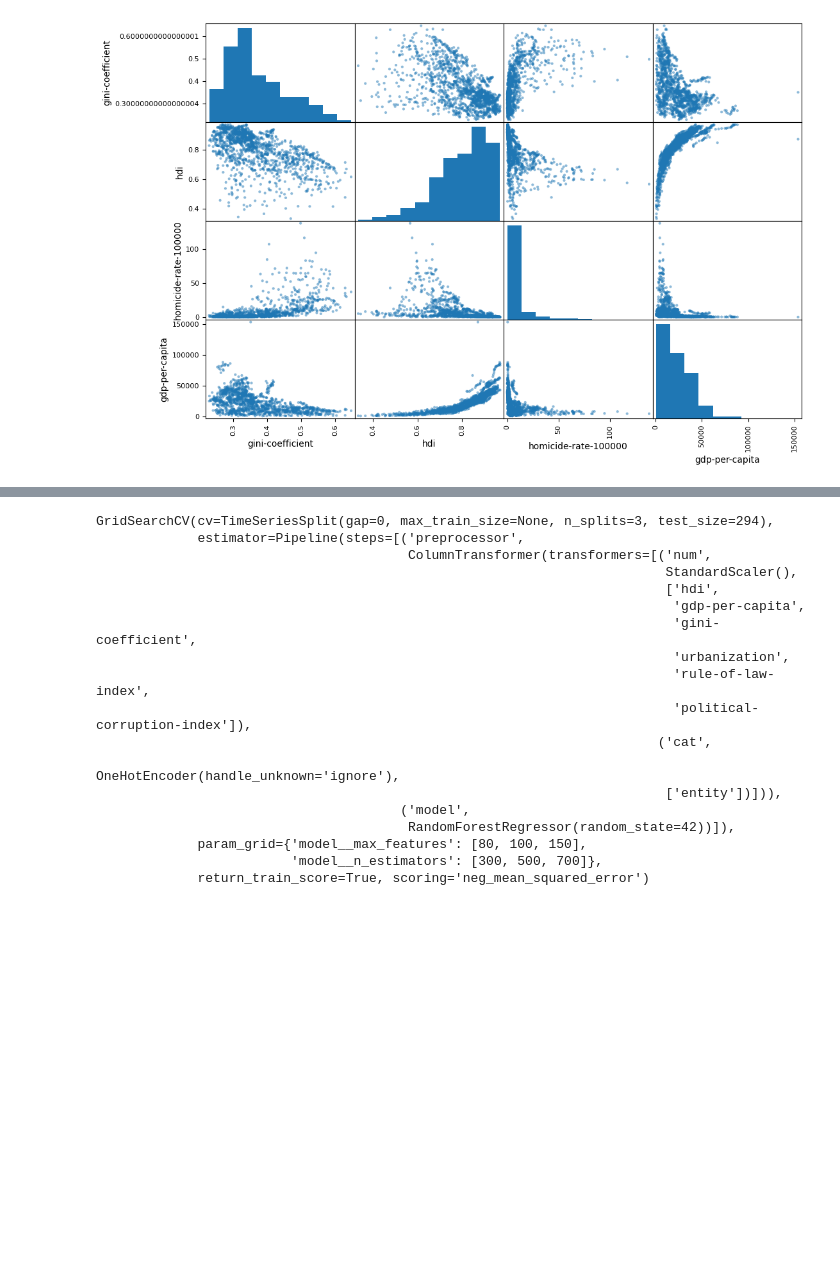
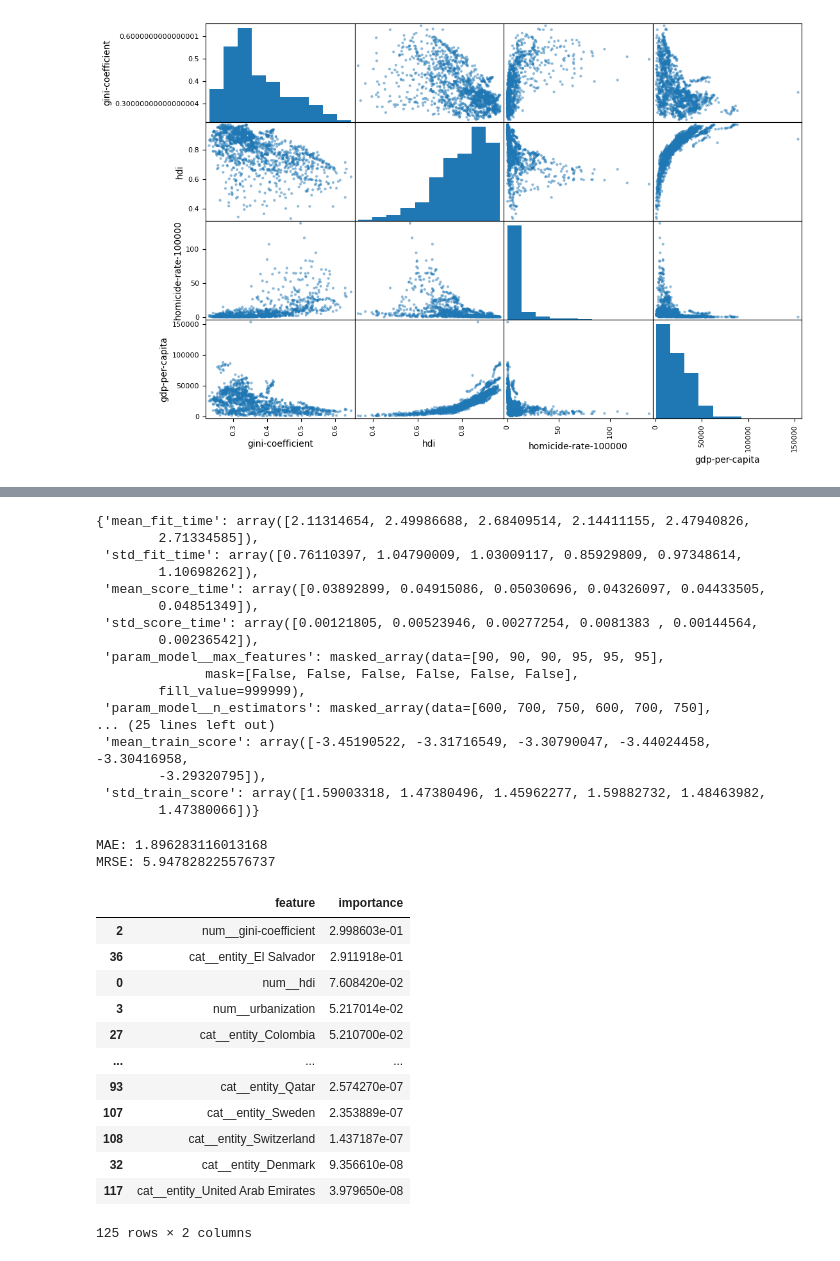
Before and after one commit to Phenriqx/global-homicide-rate-predictor, a Jupyter notebook: notebooks/HomicideRates.ipynb, the cells around one changed output, grey strips where cells are left out. Cells and saved outputs as stored; diff of their text form; code cells hidden in the pictures; blank space fills up the shorter version.

```diff
--- a/notebooks/HomicideRates.ipynb
+++ b/notebooks/HomicideRates.ipynb
@@ -455,22 +465,58 @@ GridSearchCV(cv=TimeSeriesSplit(gap=0, max_train_size=None, n_splits=3, test_siz
              return_train_score=True, scoring='neg_mean_squared_error')
 # %%
-grid_search
+#grid_search.cv_results_
 # %% [output]
-GridSearchCV(cv=TimeSeriesSplit(gap=0, max_train_size=None, n_splits=3, test_size=294),
-             estimator=Pipeline(steps=[('preprocessor',
-                                        ColumnTransformer(transformers=[('num',
-                                                                         StandardScaler(),
-                                                                         ['hdi',
-                                                                          'gdp-per-capita',
-                                                                          'gini-coefficient',
-                                                                          'urbanization',
-                                                                          'rule-of-law-index',
-                                                                          'political-corruption-index']),
-                                                                        ('cat',
-                                                                         OneHotEncoder(handle_unknown='ignore'),
-                                                                         ['entity'])])),
-                                       ('model',
-                                        RandomForestRegressor(random_state=42))]),
-             param_grid={'model__max_features': [80, 100, 150],
-                         'model__n_estimators': [300, 500, 700]},
-             return_train_score=True, scoring='neg_mean_squared_error')
+{'mean_fit_time': array([2.11314654, 2.49986688, 2.68409514, 2.14411155, 2.47940826,
+        2.71334585]),
+ 'std_fit_time': array([0.76110397, 1.04790009, 1.03009117, 0.85929809, 0.97348614,
+        1.10698262]),
+ 'mean_score_time': array([0.03892899, 0.04915086, 0.05030696, 0.04326097, 0.04433505,
+        0.04851349]),
+ 'std_score_time': array([0.00121805, 0.00523946, 0.00277254, 0.0081383 , 0.00144564,
+        0.00236542]),
+ 'param_model__max_features': masked_array(data=[90, 90, 90, 95, 95, 95],
+              mask=[False, False, False, False, False, False],
+        fill_value=999999),
+ 'param_model__n_estimators': masked_array(data=[600, 700, 750, 600, 700, 750],
+... (25 lines left out)
+ 'mean_train_score': array([-3.45190522, -3.31716549, -3.30790047, -3.44024458, -3.30416958,
+        -3.29320795]),
+ 'std_train_score': array([1.59003318, 1.47380496, 1.45962277, 1.59882732, 1.48463982,
+        1.47380066])}
+# %%
+# Evaluating
+
+predictions = model_pipeline.predict(X_test)
+mae = mean_absolute_error(y_test, predictions)
+mse = mean_squared_error(y_test, predictions)
+mrse = np.sqrt(mse)
+
+print(f"MAE: {mae}") # 1.81
+print(f"MRSE: {mrse}") # 5.95
+# %% [output]
+MAE: 1.896283116013168
+MRSE: 5.947828225576737
+# %%
+feat_importance = model_pipeline.named_steps['model'].feature_importances_
+feats = model_pipeline.named_steps['preprocessor'].get_feature_names_out()
+
+importance_df = pd.DataFrame({
+    "feature": feats,
+    "importance": feat_importance,
+}).sort_values("importance", ascending=False)
+
+importance_df
+# %% [output]
+|  | feature | importance |
+| 2 | num__gini-coefficient | 2.998603e-01 |
+| 36 | cat__entity_El Salvador | 2.911918e-01 |
+| 0 | num__hdi | 7.608420e-02 |
+| 3 | num__urbanization | 5.217014e-02 |
+| 27 | cat__entity_Colombia | 5.210700e-02 |
+| ... | ... | ... |
+| 93 | cat__entity_Qatar | 2.574270e-07 |
+| 107 | cat__entity_Sweden | 2.353889e-07 |
+| 108 | cat__entity_Switzerland | 1.437187e-07 |
+| 32 | cat__entity_Denmark | 9.356610e-08 |
+| 117 | cat__entity_United Arab Emirates | 3.979650e-08 |
+125 rows × 2 columns
```
Also changed, not shown: parts of 6 cells of this notebook, 5 other files.
